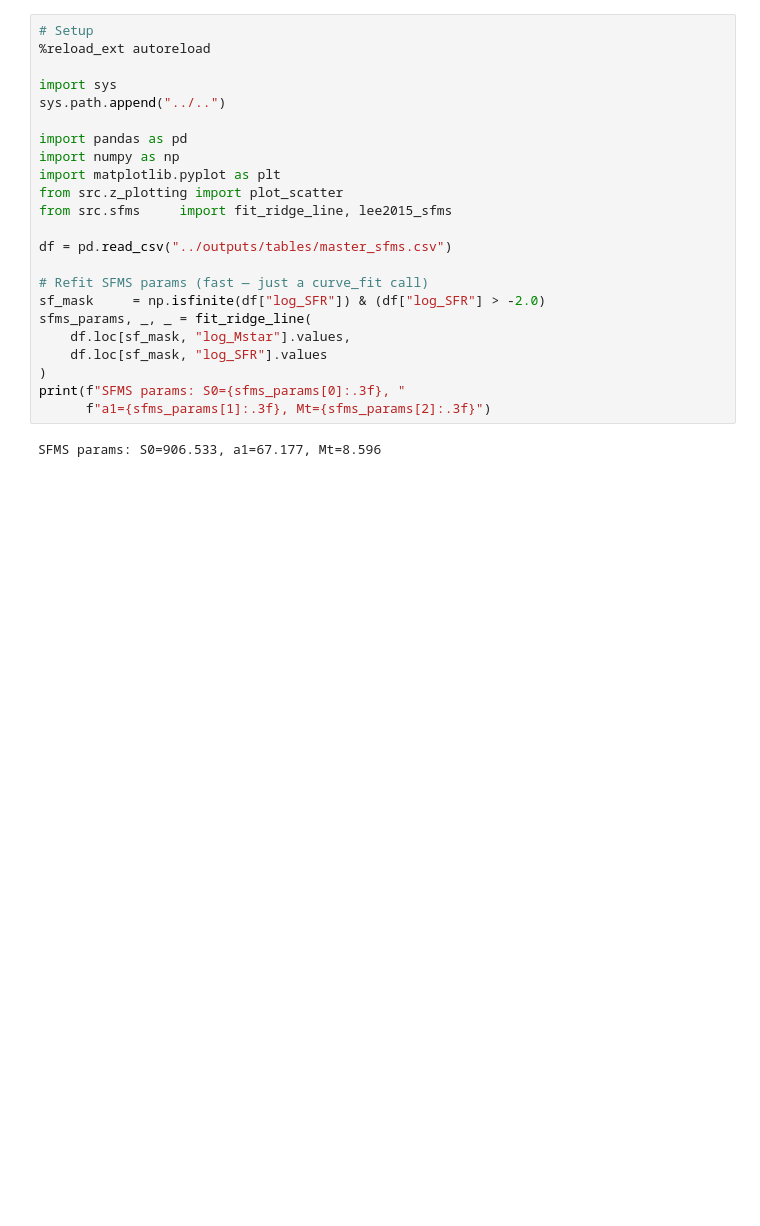
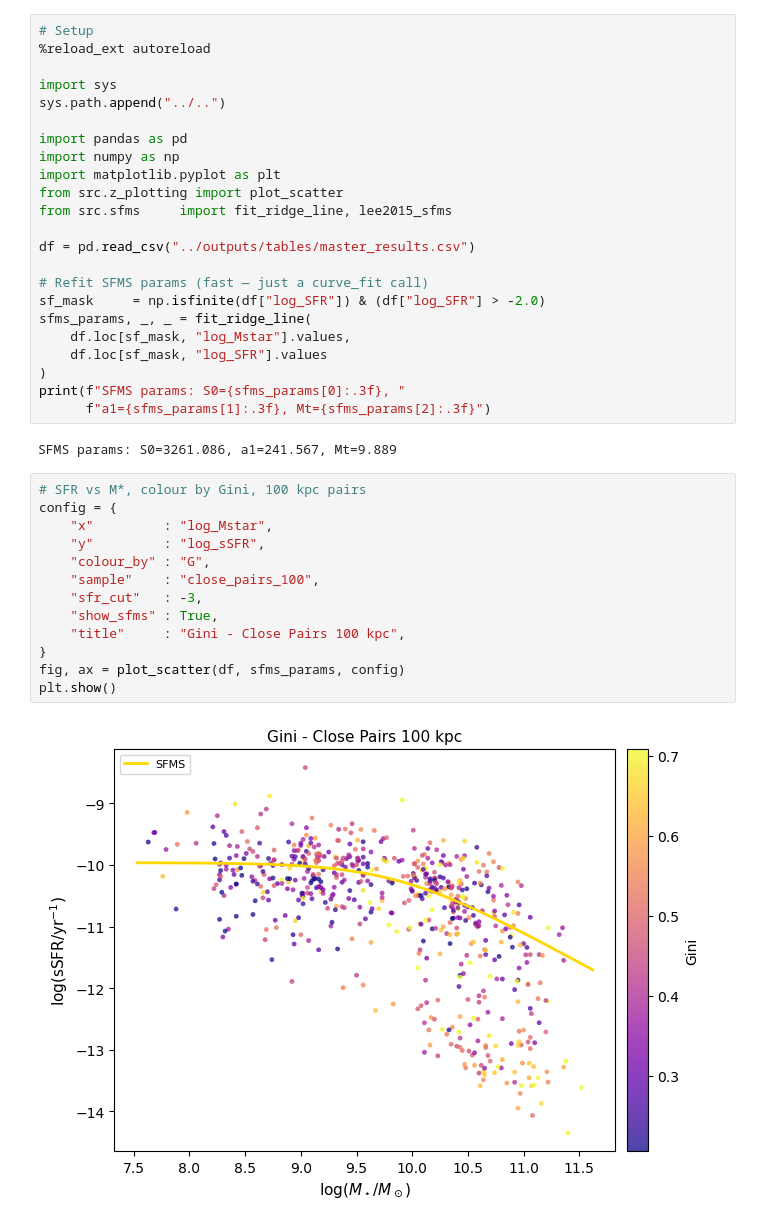
Before and after one commit to ssin3605/Astro-Project, a Jupyter notebook: master/notebooks/exploration.ipynb, the cells around one changed output. Cells and saved outputs as stored; diff of their text form; blank space fills up the shorter version.

```diff
--- a/master/notebooks/exploration.ipynb
+++ b/master/notebooks/exploration.ipynb
@@ -11,7 +11,7 @@ import matplotlib.pyplot as plt
 from src.z_plotting import plot_scatter
 from src.sfms     import fit_ridge_line, lee2015_sfms
 
-df = pd.read_csv("../outputs/tables/master_sfms.csv")
+df = pd.read_csv("../outputs/tables/master_results.csv")
 
 # Refit SFMS params (fast — just a curve_fit call)
 sf_mask     = np.isfinite(df["log_SFR"]) & (df["log_SFR"] > -2.0)
@@ -22,5 +22,20 @@ sfms_params, _, _ = fit_ridge_line(
 print(f"SFMS params: S0={sfms_params[0]:.3f}, "
       f"a1={sfms_params[1]:.3f}, Mt={sfms_params[2]:.3f}")
 # %% [output]
-SFMS params: S0=906.533, a1=67.177, Mt=8.596
+SFMS params: S0=3261.086, a1=241.567, Mt=9.889
+# %%
+# SFR vs M*, colour by Gini, 100 kpc pairs
+config = {
+    "x"         : "log_Mstar",
+    "y"         : "log_sSFR",
+    "colour_by" : "G",
+    "sample"    : "close_pairs_100",
+    "sfr_cut"   : -3,
+    "show_sfms" : True,
+    "title"     : "Gini - Close Pairs 100 kpc",
+}
+fig, ax = plot_scatter(df, sfms_params, config)
+plt.show()
+# %% [output]
+[figure, added]
 # %%
```
Also changed, not shown: parts of 23 cells of this notebook, 12 other files.
